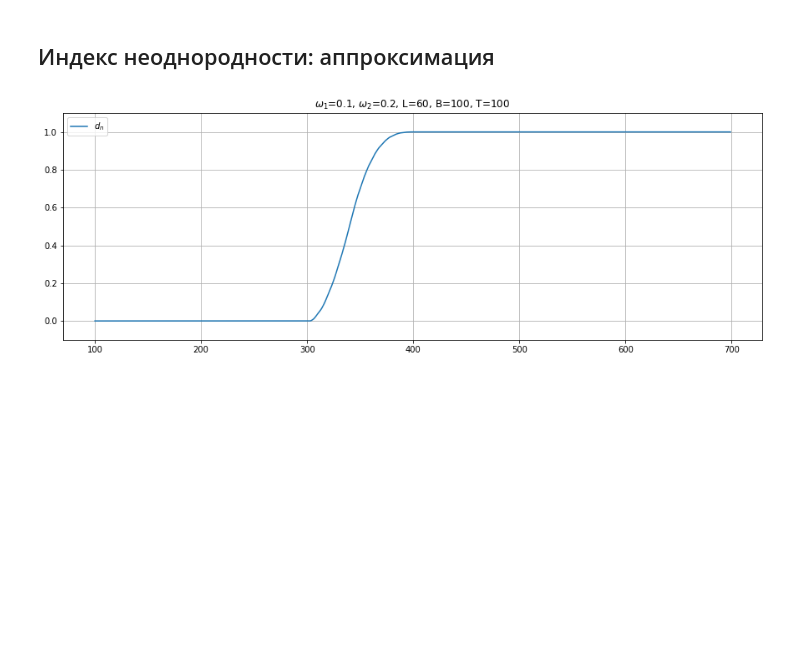
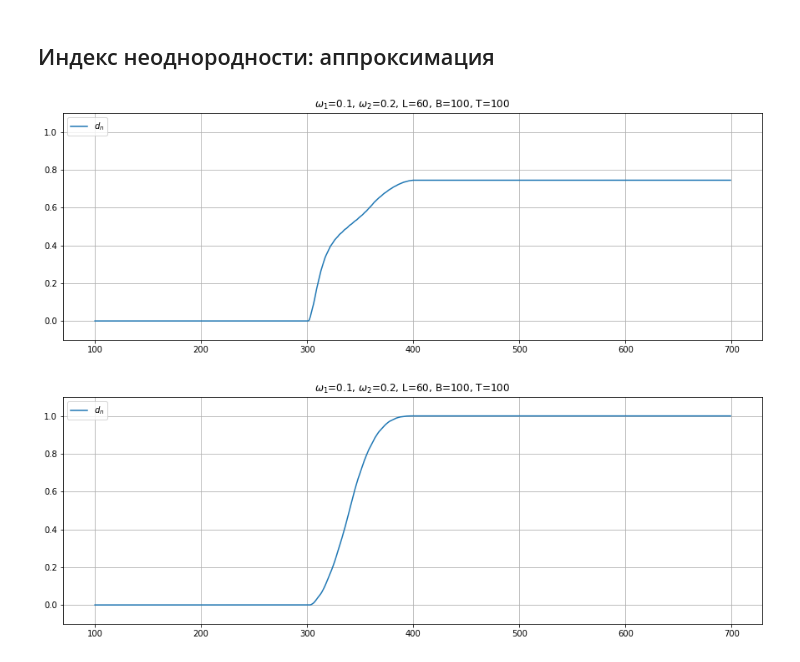
Before and after one commit to Loulaan/researchWork, a Jupyter notebook: System/images.ipynb, the cells around one changed output. Cells and saved outputs as stored; diff of their text form; code cells hidden in the pictures; blank space fills up the shorter version.

Commit message:
* Clean code * Add simplified system:     - gamma_min estimation     - omega_1 estimation * Edit report

```diff
--- a/System/images.ipynb
+++ b/System/images.ipynb
@@ -32,6 +15,33 @@ r = 2
 method = "svd"
 # %% [markdown]
 ## Индекс неоднородности: аппроксимация
+# %%
+from utils.utils import generate_series_amp
+
+np.random.seed(12345)
+w_min = w1 + 1/100  # Минимальная разница в частотах для обнаружения неоднородности
+k = 30  # Кол-во точек, за которые нужно обнаружить разладку
+w2 = 0.2
+
+B = 100
+T_ = 100
+L = 60
+
+original_series = generate_series_amp(w1, w_min, Q, N, 1, 5)
+row1 = Hmatr(f=original_series, B=B, T=T_, L=L, neig=r, svdMethod=method).getRow()
+
+X = np.arange(B, N)
+plt.figure(figsize=(15, 5))
+plt.plot(X, row1, label=r'$d_n$')
+
+
+plt.title(fr"$\omega_1$={w1}, $\omega_2$=0.2, L={L}, B={B}, T={T_}")
+plt.legend(loc='upper left')
+plt.ylim((-0.1, 1.1))
+plt.grid()
+plt.show()
+# %% [output]
+[figure, added]
 # %%
 np.random.seed(12345)
 w_min = w1 + 1/100  # Минимальная разница в частотах для обнаружения неоднородности
```
Also changed, not shown: parts of 1 cell of this notebook, 16 other files.
